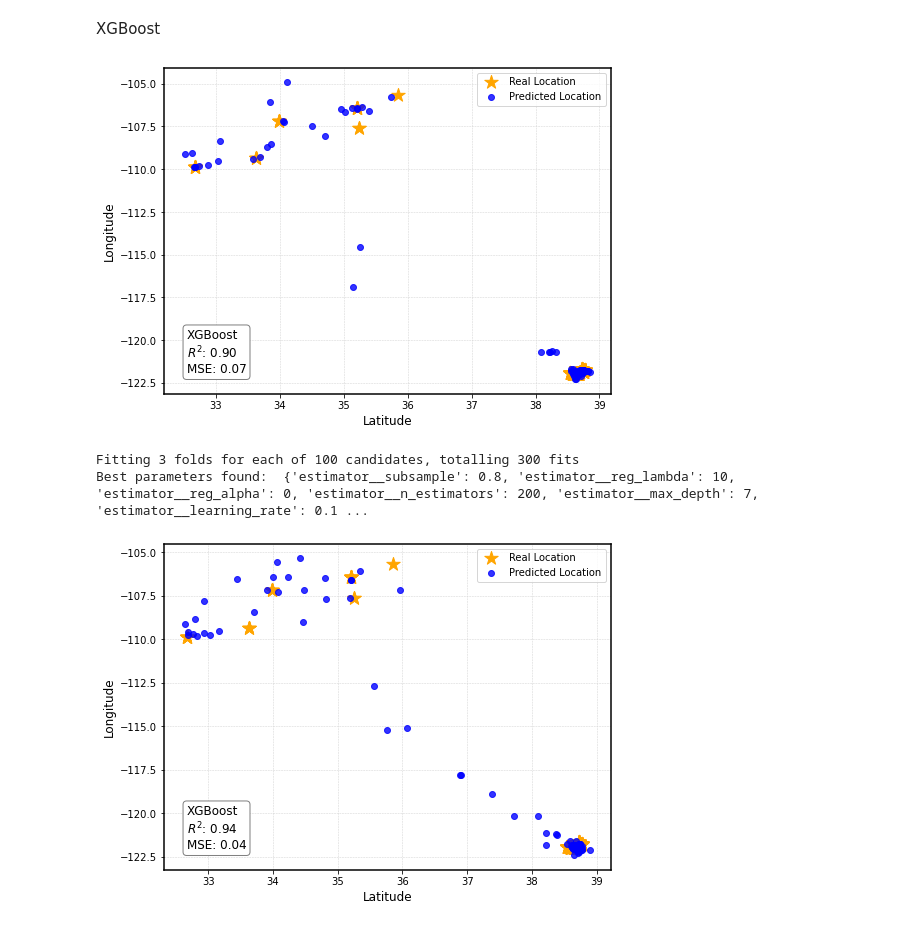
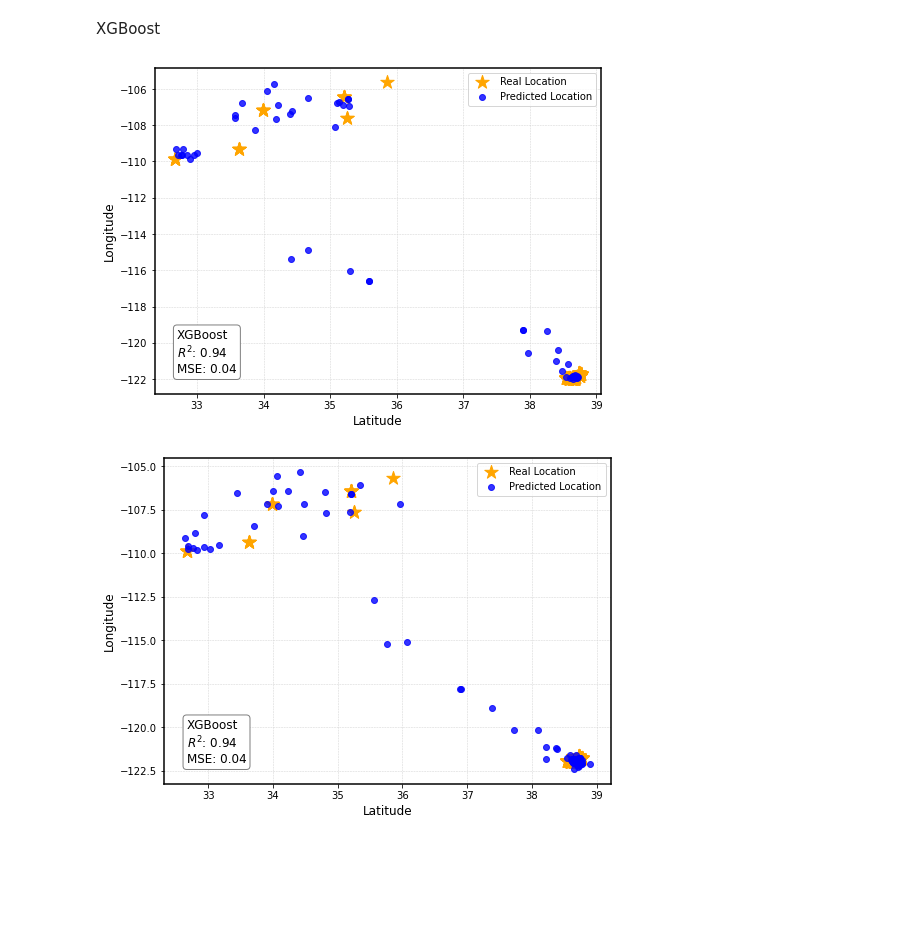
Before and after one commit to hayesrebecca/pollenGeolocation, a Jupyter notebook: 2_modelComparisons.ipynb, the cells around one changed output. Cells and saved outputs as stored; diff of their text form; code cells hidden in the pictures; blank space fills up the shorter version.

Commit message:
feat: added model tuning function and updated tuner hyperparams to model script

```diff
--- a/2_modelComparisons.ipynb
+++ b/2_modelComparisons.ipynb
@@ -48,7 +50,7 @@ https://scikit-learn.org/stable/modules/generated/sklearn.linear_model.MultiTask
 fig, ax = plt.subplots(figsize=(8, 6))
 
 
-MTKNReg = linear_model.MultiTaskLasso(alpha=0.1)
+MTKNReg = linear_model.MultiTaskLasso(alpha=0.05)
 MTKNReg.fit(X_train, y_train)
 preds_LR = MTKNReg.predict(X_test)
 
@@ -212,11 +150,12 @@ plot_test_preds(y_test, preds_DTR, sc_y, "Decision Tree", ax=ax)
 fig, ax = plt.subplots(figsize=(8, 6))
 
 # Using tuned model
-rf =RandomForestRegressor(n_estimators = 400,
-                          min_samples_split = 2,
+rf =RandomForestRegressor(n_estimators = 1000,
+                          min_samples_split = 20,
                           min_samples_leaf = 1,
-                          max_features = 'sqrt',
-                          max_depth = None,
+                          #max_samples=0.75,
+                          max_features = 'auto',
+                          max_depth = 20,
                           bootstrap = False)
 rf = rf.fit(X_train,y_train)
 
@@ -311,29 +250,39 @@ XGBoost
 # %%
 from xgboost import XGBRegressor
 
 # Create a figure and an axis
 fig, ax = plt.subplots(figsize=(8, 6))
 
 # Create the base XGBoost regressor
-xgb = XGBRegressor(objective='reg:squarederror', random_state=42)
+xgb = XGBRegressor(objective='reg:squarederror',
+                   reg_lambda=10,
+                   subsample=0.6,
+                   reg_alpha=0,
+                   n_estimators=500,
+                   min_child_weight=1,
+                   max_depth=15,
+                   learning_rate=0.2,
+                   gamma=0.2,
+                   colsample_bytree=1.0
+                   )
 
 # Wrap with MultiOutputRegressor for multioutput regression
 multi_xgb = MultiOutputRegressor(xgb)
 
 # Train the model
 multi_xgb.fit(X_train, y_train)
 
 # Generate predictions
 preds_xg = multi_xgb.predict(X_test)
 
 XG_rsq = r2_score(y_test,preds_xg)
 XG_mse = mean_squared_error(y_test,preds_xg)
 
 plot_test_preds(y_test, preds_xg, sc_y, "XGBoost", ax=ax)
 # %% [output]
-[figure, old version]
+[figure, new version]
 # %%
-tune_XG = True
+tune_XG = False
 
 if tune_XG == True:
     # hyperparam tuning for xgboost
@@ -362,9 +311,6 @@ if tune_XG == True:
 
     # Get the best parameters
     print("Best parameters found: ", xgb_random.best_params_)
-# %% [output]
-Fitting 3 folds for each of 100 candidates, totalling 300 fits
-Best parameters found:  {'estimator__subsample': 0.8, 'estimator__reg_lambda': 10, 'estimator__reg_alpha': 0, 'estimator__n_estimators': 200, 'estimator__max_depth': 7, 'estimator__learning_rate': 0.1 ...
 # %%
 # TODO save out best params so don't have to rerun cross validation eatch time
 # %%
```
Also changed, not shown: parts of 11 cells of this notebook, 1 other file.
